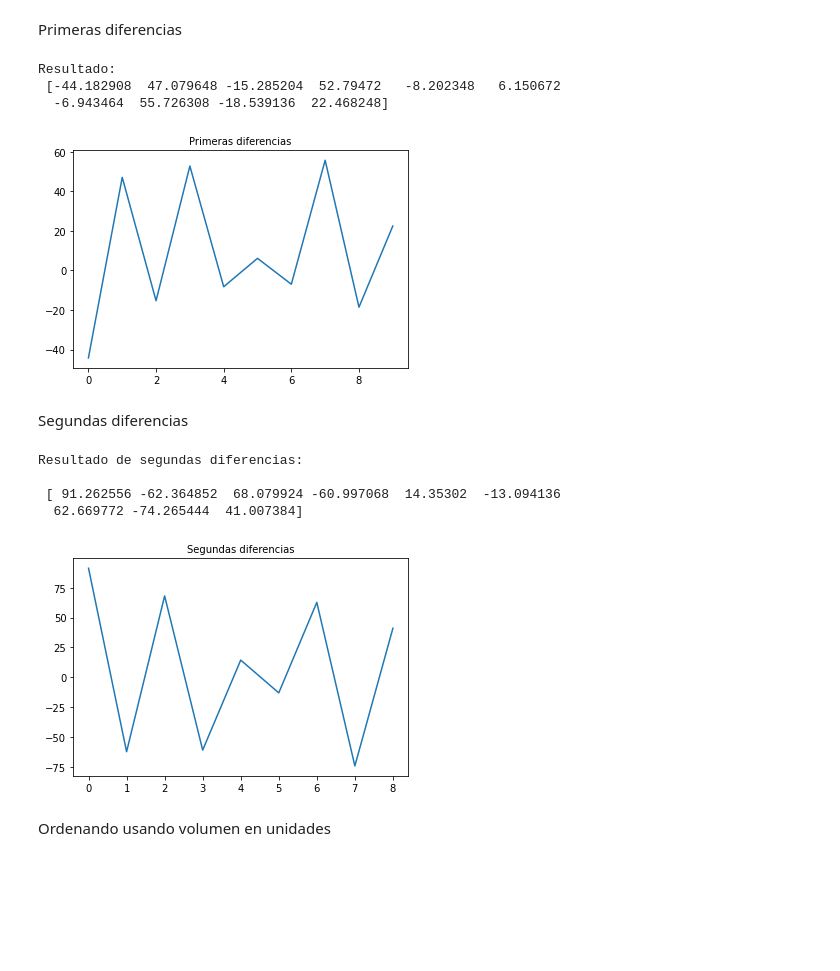
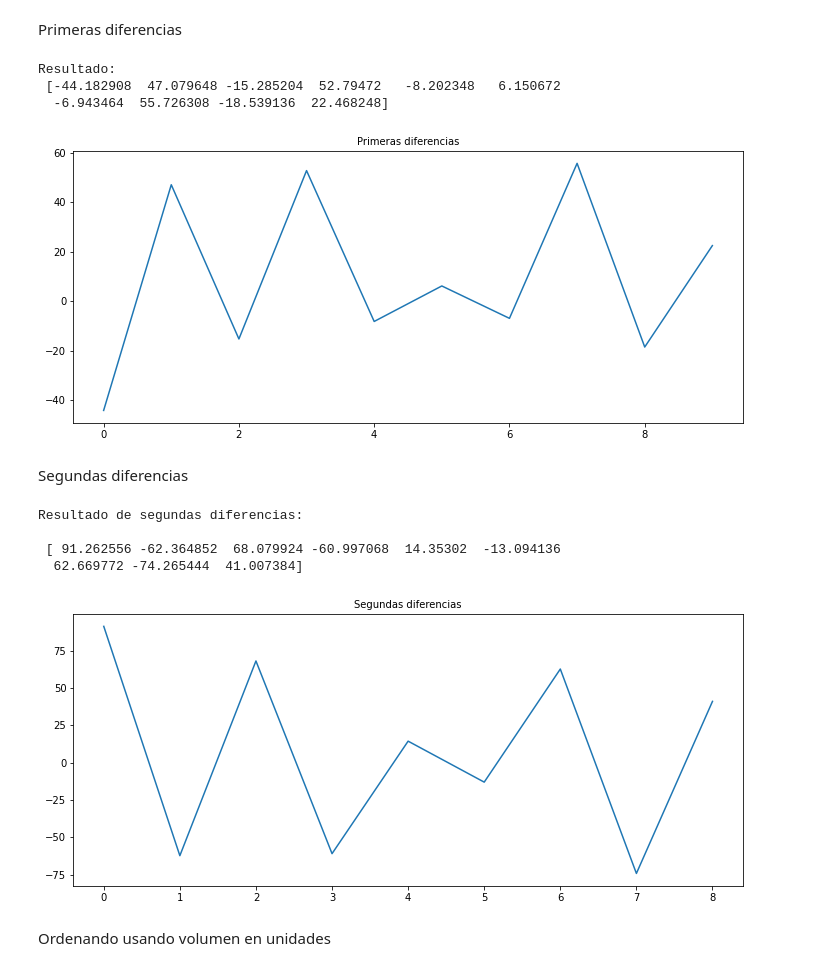
Before and after one commit to Lauram04/proyecto_final_f, a Jupyter notebook: Actividad_Final_Equipo.ipynb, the cells around one changed output. Saved outputs shown, nothing was run; the diff lists cells and outputs as text; code cells hidden in the pictures; blank space fills up the shorter version.

```diff
--- a/Actividad_Final_Equipo.ipynb
+++ b/Actividad_Final_Equipo.ipynb
@@ -149,18 +153,21 @@ plt.scatter(costos['Volumen Produccion $'], costos['Seguridad $'] )
 Primeras diferencias
 # %%
 dif_seg_1 = np.diff(costos['Seguridad $'])
+
+plt.figure(figsize=(12,5))
 plt.title('Primeras diferencias',fontsize=10,loc='center')
 plt.plot(dif_seg_1)
 print("Resultado: \n", dif_seg_1)
 # %% [output]
 Resultado:
  [-44.182908  47.079648 -15.285204  52.79472   -8.202348   6.150672
   -6.943464  55.726308 -18.539136  22.468248]
-[figure, old version]
+[figure, new version]
 # %% [markdown]
 Segundas diferencias
 # %%
 dif_seg_2 = np.diff(costos['Seguridad $'],2)
+plt.figure(figsize=(12,5))
 plt.title('Segundas diferencias',fontsize=10,loc='center')
 plt.plot(dif_seg_2)
 print("Resultado de segundas diferencias: \n\n", dif_seg_2)
@@ -169,7 +176,7 @@ Resultado de segundas diferencias:
 
  [ 91.262556 -62.364852  68.079924 -60.997068  14.35302  -13.094136
   62.669772 -74.265444  41.007384]
-[figure, old version]
+[figure, new version]
 # %% [markdown]
 Ordenando usando  volumen en unidades
 # %%
```
Also changed, not shown: parts of 21 cells of this notebook.
